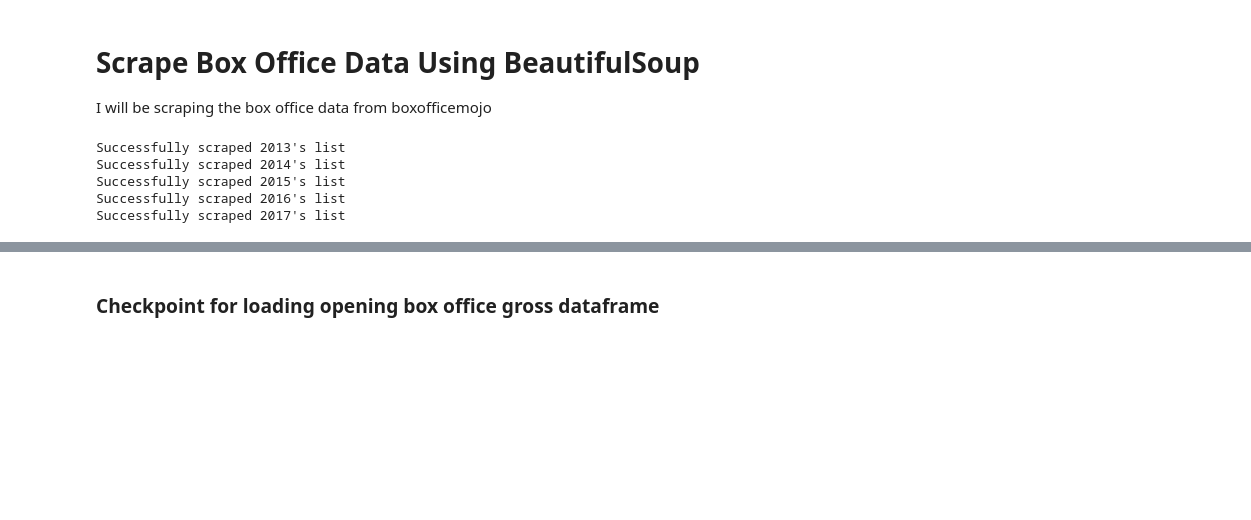
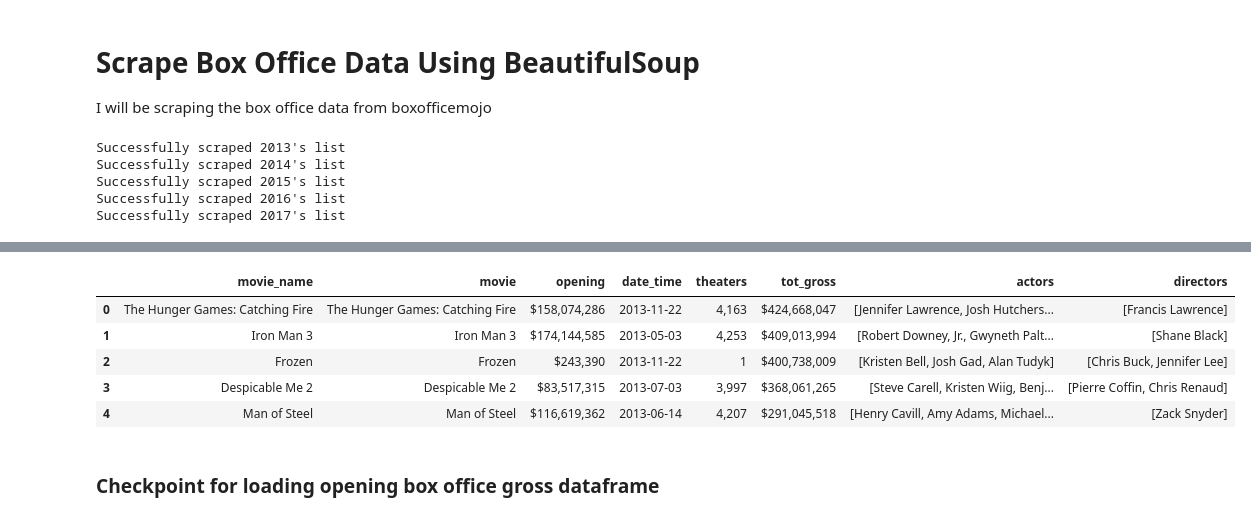
Before and after one commit to pmin91/DS_projects, a Jupyter notebook: 02-Luther/02 - Web Scrape & Data Collection.ipynb, the cells around one changed output, grey strips where cells are left out. Cells and saved outputs as stored; diff of their text form; code cells hidden in the pictures; blank space fills up the shorter version.

```diff
--- a/02-Luther/02 - Web Scrape & Data Collection.ipynb
+++ b/02-Luther/02 - Web Scrape & Data Collection.ipynb
@@ -125,3 +208,14 @@ memory usage: 27.4+ KB
+# %%
+mojo_df = pd.merge(mojo_df,actdir_df,on="movie_name",how="inner")
+mojo_df = mojo_df.drop(["url", "release_date"],1)
+mojo_df.head()
+# %% [output]
+|  | movie_name | movie | opening | date_time | theaters | tot_gross | actors | directors |
+| 0 | The Hunger Games: Catching Fire | The Hunger Games: Catching Fire | $158,074,286 | 2013-11-22 | 4,163 | $424,668,047 | [Jennifer Lawrence, Josh Hutchers... | [Francis Lawrence] |
+| 1 | Iron Man 3 | Iron Man 3 | $174,144,585 | 2013-05-03 | 4,253 | $409,013,994 | [Robert Downey, Jr., Gwyneth Palt... | [Shane Black] |
+| 2 | Frozen | Frozen | $243,390 | 2013-11-22 | 1 | $400,738,009 | [Kristen Bell, Josh Gad, Alan Tudyk] | [Chris Buck, Jennifer Lee] |
+| 3 | Despicable Me 2 | Despicable Me 2 | $83,517,315 | 2013-07-03 | 3,997 | $368,061,265 | [Steve Carell, Kristen Wiig, Benj... | [Pierre Coffin, Chris Renaud] |
+| 4 | Man of Steel | Man of Steel | $116,619,362 | 2013-06-14 | 4,207 | $291,045,518 | [Henry Cavill, Amy Adams, Michael... | [Zack Snyder] |
 # %%
 # Save dataframe as csv
 mojo_df.to_csv("mojo_df.csv")
```
Also changed, not shown: parts of 37 cells of this notebook, 13 other files.
